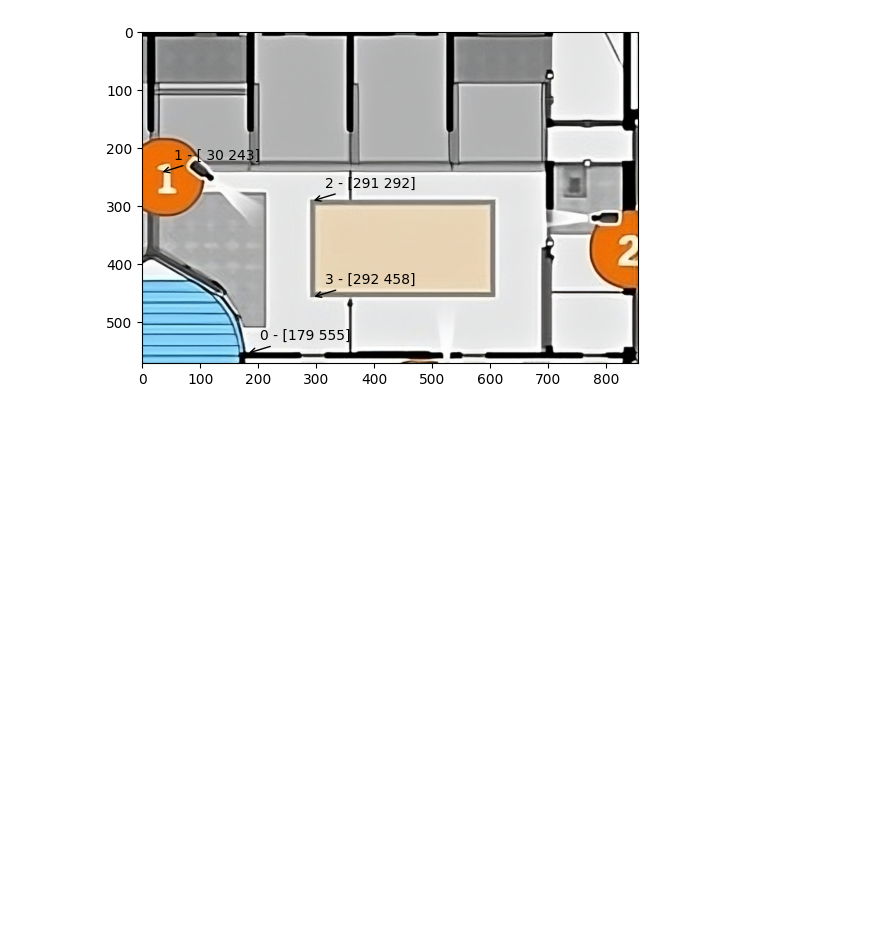
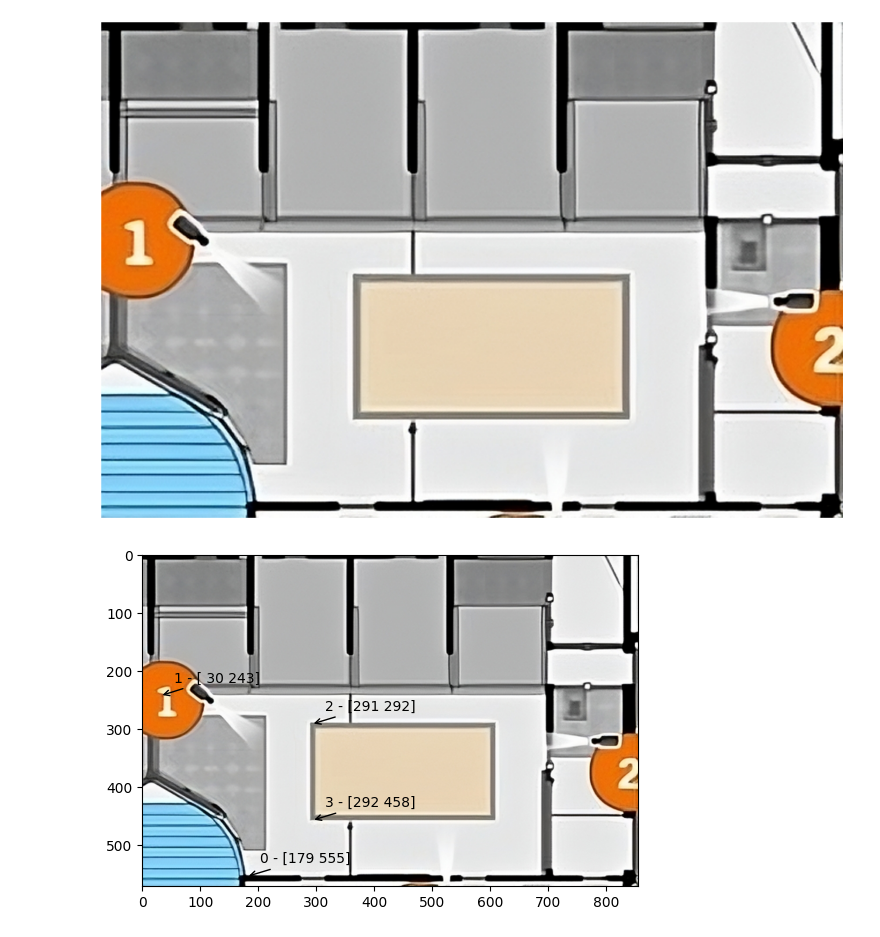
Before and after one commit to Tomasngu/BP, a Jupyter notebook: visualize/perspective_heatmap.ipynb, the cells around one changed output. Cells and saved outputs as stored; diff of their text form; code cells hidden in the pictures; blank space fills up the shorter version.

```diff
--- a/visualize/perspective_heatmap.ipynb
+++ b/visualize/perspective_heatmap.ipynb
@@ -20,3 +35,7 @@ df = df[df['Camera']==1]
+# %%
+plot_images(background)
+# %% [output]
+[figure, added]
 # %%
 background = cv2.imread('back.jpeg')
 show(background)
```
Also changed, not shown: parts of 13 cells of this notebook.
